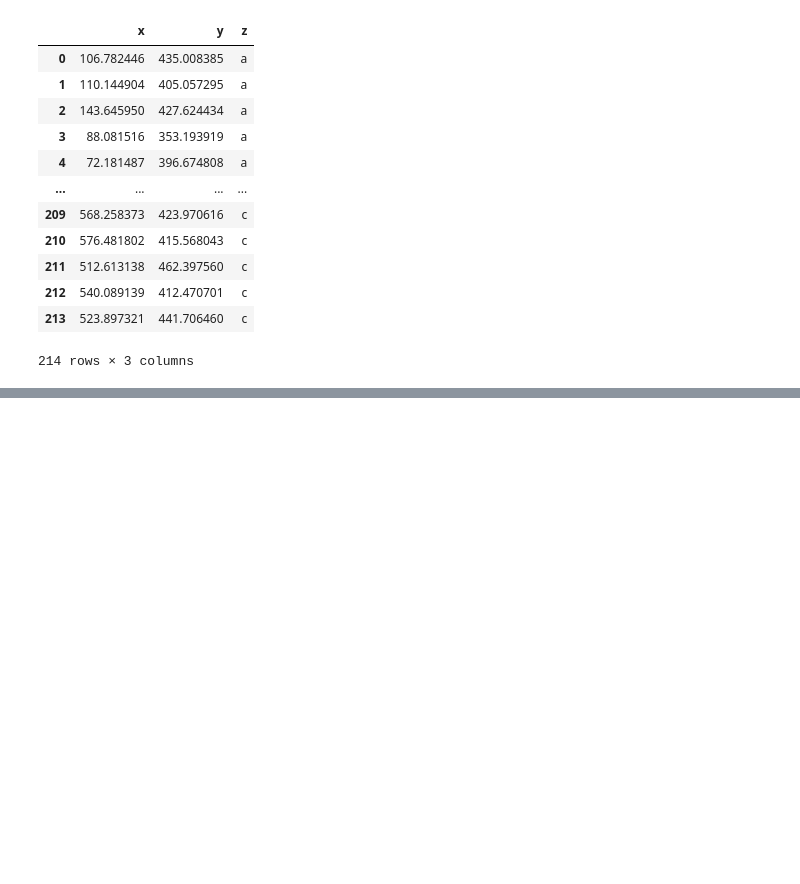
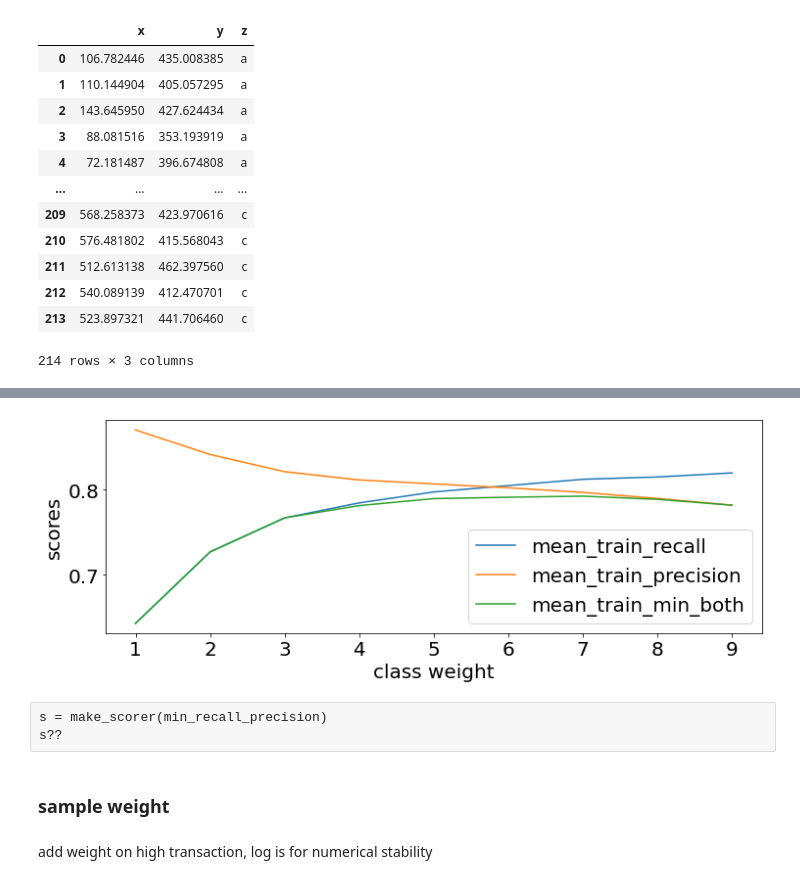
Before and after one commit to jpdeleon/fcc_tutorials, a Jupyter notebook: notebooks/Scikit-learn Crash Course - Machine Learning Library for Python.ipynb, the cells around one changed output, grey strips where cells are left out. Drawn from its saved outputs; the diff is of its cells as text; code cells hidden in the pictures; blank space fills up the shorter version.

```diff
--- a/notebooks/Scikit-learn Crash Course - Machine Learning Library for Python.ipynb
+++ b/notebooks/Scikit-learn Crash Course - Machine Learning Library for Python.ipynb
@@ -156,0 +365,14 @@ d
+# %%
+plot_train(df, cols=['mean_train_recall',
+                    'mean_train_precision',
+                    'mean_train_min_both'
+                   ])
+# %% [output]
+[figure, added]
+# %% [raw]
+s = make_scorer(min_recall_precision)
+s??
+# %% [markdown]
+### sample weight
+# %% [markdown]
+add weight on high transaction, log is for numerical stability
```
Also changed, not shown: parts of 38 cells of this notebook, 30 other files.
